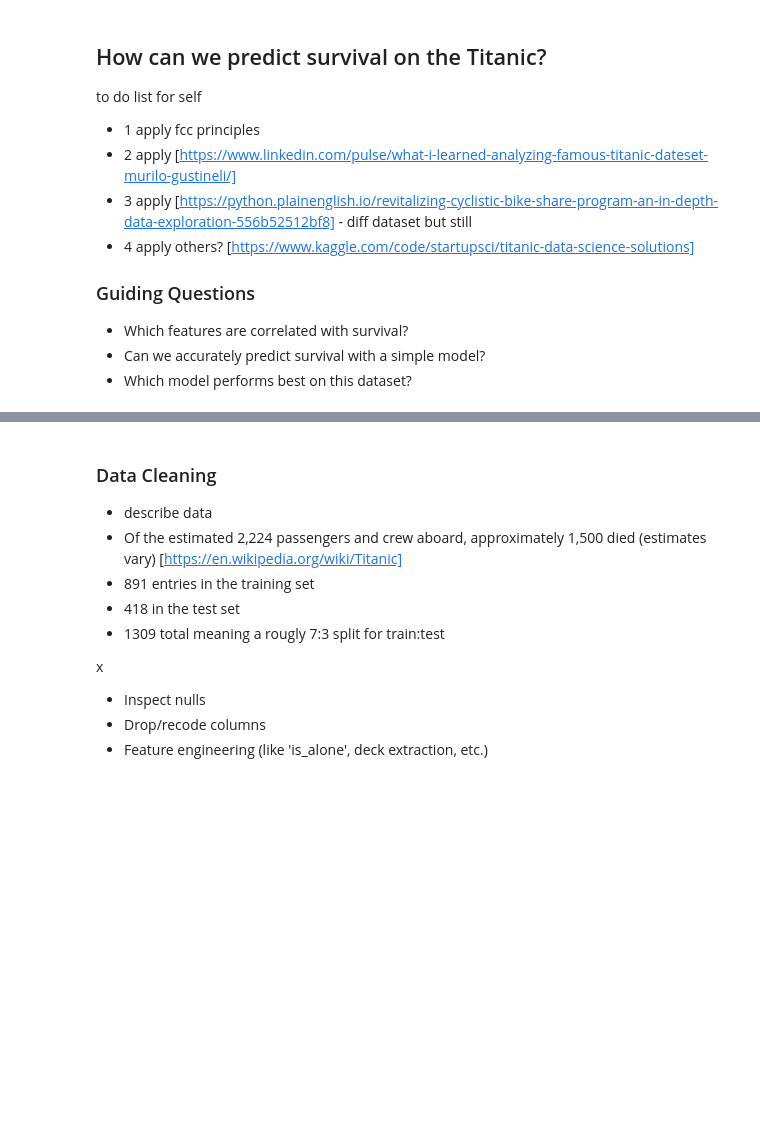
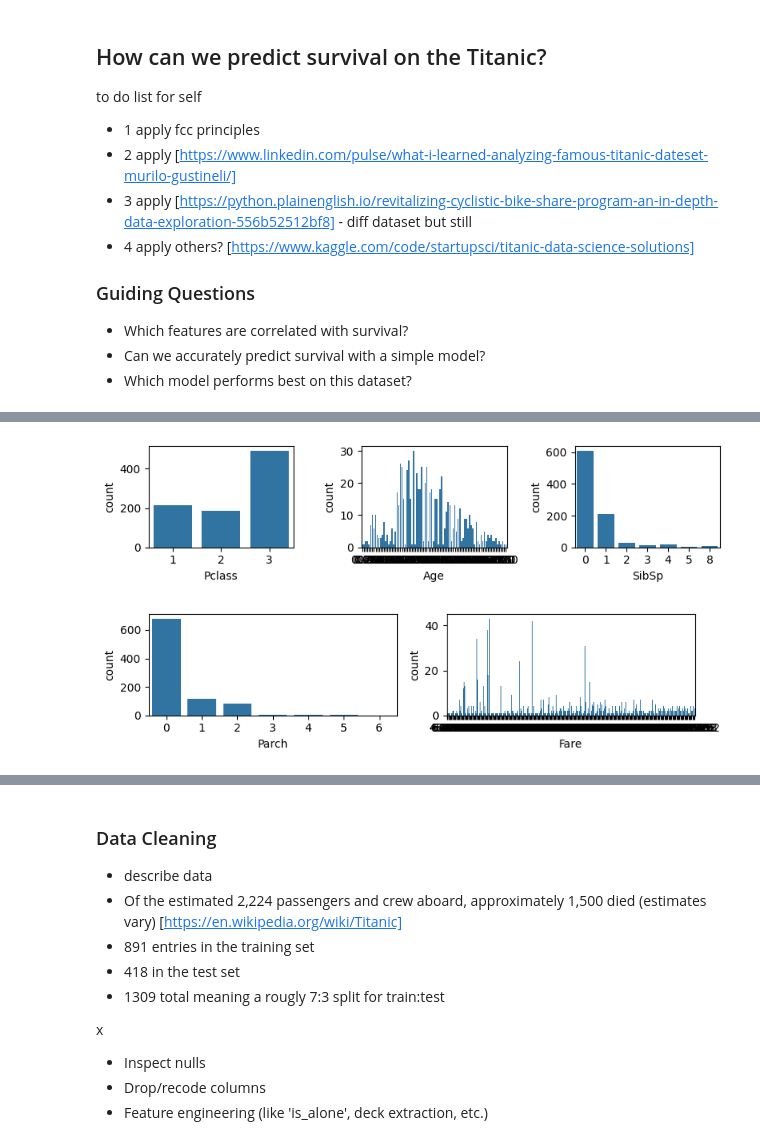
Before and after one commit to ejwang8/titanic-eda-modelling, a Jupyter notebook: titanic-eda-modelling.ipynb, the cells around one changed output, grey strips where cells are left out. Drawn from its saved outputs; the diff is of its cells as text; code cells hidden in the pictures; blank space fills up the shorter version.

```diff
--- a/titanic-eda-modelling.ipynb
+++ b/titanic-eda-modelling.ipynb
@@ -55,0 +163,16 @@ Columns = description
+# %%
+#sns.distplot for numerical attirbutes
+#pclass, age, sibsp, parch, fare
+
+fig1, axes1 = plt.subplots(figsize=(8, 2), nrows=1, ncols=3)
+fig2, axes2 = plt.subplots(figsize=(8, 2), nrows=1, ncols=2)
+sns.countplot(x="Pclass", data=train_df, ax=axes1[0])
+sns.countplot(x="Age", data=train_df, ax=axes1[1])
+sns.countplot(x="SibSp", data=train_df, ax=axes1[2])
+sns.countplot(x="Parch", data=train_df, ax=axes2[0])
+sns.countplot(x="Fare", data=train_df, ax=axes2[1])
+fig1.tight_layout()
+fig2.tight_layout()
+# %% [output]
+[figure, added]
+[figure, added]
```
Also changed, not shown: parts of 31 cells of this notebook, 1 other file.
